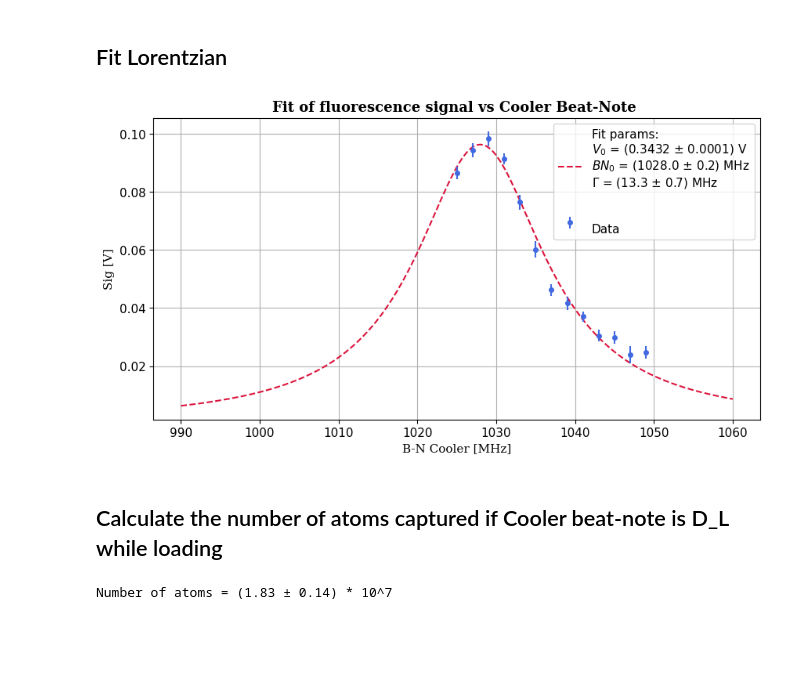
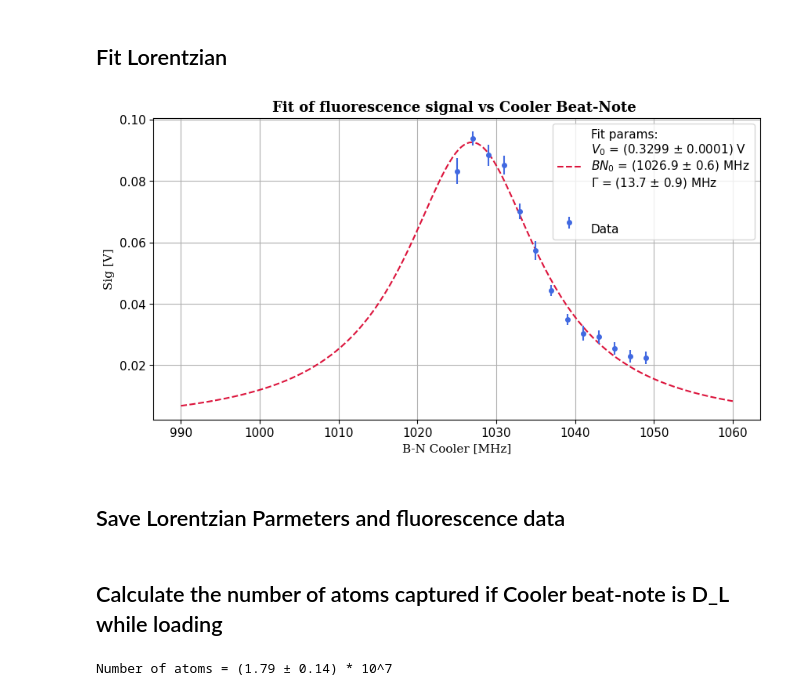
Before and after one commit to Leonardo-Razzai/MOT, a Jupyter notebook: Data/varying_B_and_D/fit_s0.ipynb, the cells around one changed output. Cells and saved outputs as stored; diff of their text form; code cells hidden in the pictures; blank space fills up the shorter version.

```diff
--- a/Data/varying_B_and_D/fit_s0.ipynb
+++ b/Data/varying_B_and_D/fit_s0.ipynb
@@ -2,9 +2,9 @@
 from AnMOT import *
 # %%
 D_L = 1036 # MHz
-B = 5 # A
+B = 7 # A
 DATE = './2024-12-18/'
 
 BN_vals = range(1025, 1050, 2) # MHz
-DataSetB_5 = MOTdata(DATE, B=5, BN_vals=BN_vals, BN_L=D_L)
+DataSet = MOTdata(DATE, B=B, BN_vals=BN_vals, BN_L=D_L)
 # %%
@@ -26,6 +26,8 @@ DataSetB_5.SelectData(plot=True)
 # %% [markdown]
 ## Fit Lorentzian
 # %%
-DataSetB_5.FitLorentzian(plot=True)
+DataSet.FitLorentzian(plot=True)
 # %% [output]
-[figure, old version]
+[figure, new version]
+# %% [markdown]
+## Save Lorentzian Parmeters and fluorescence data
@@ -32,6 +37,6 @@ DataSetB_5.FitLorentzian(plot=True)
 # %% [markdown]
 ## Calculate the number of atoms captured if Cooler beat-note is D_L while loading
 # %%
-DataSetB_5.CalculateNumOfAtoms()
+DataSet.CalculateNumOfAtoms()
 # %% [output]
-Number of atoms = (1.83 ± 0.14) * 10^7
+Number of atoms = (1.79 ± 0.14) * 10^7
```
Also changed, not shown: parts of 7 cells of this notebook, 8 other files.
